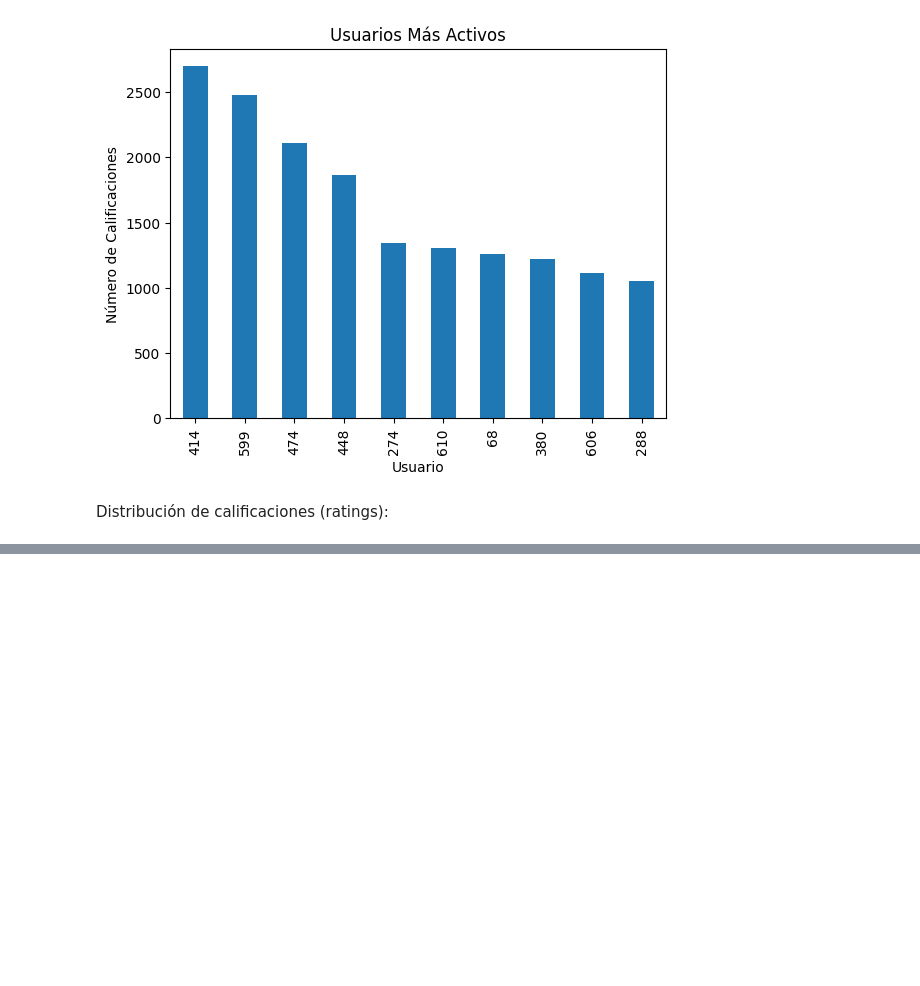
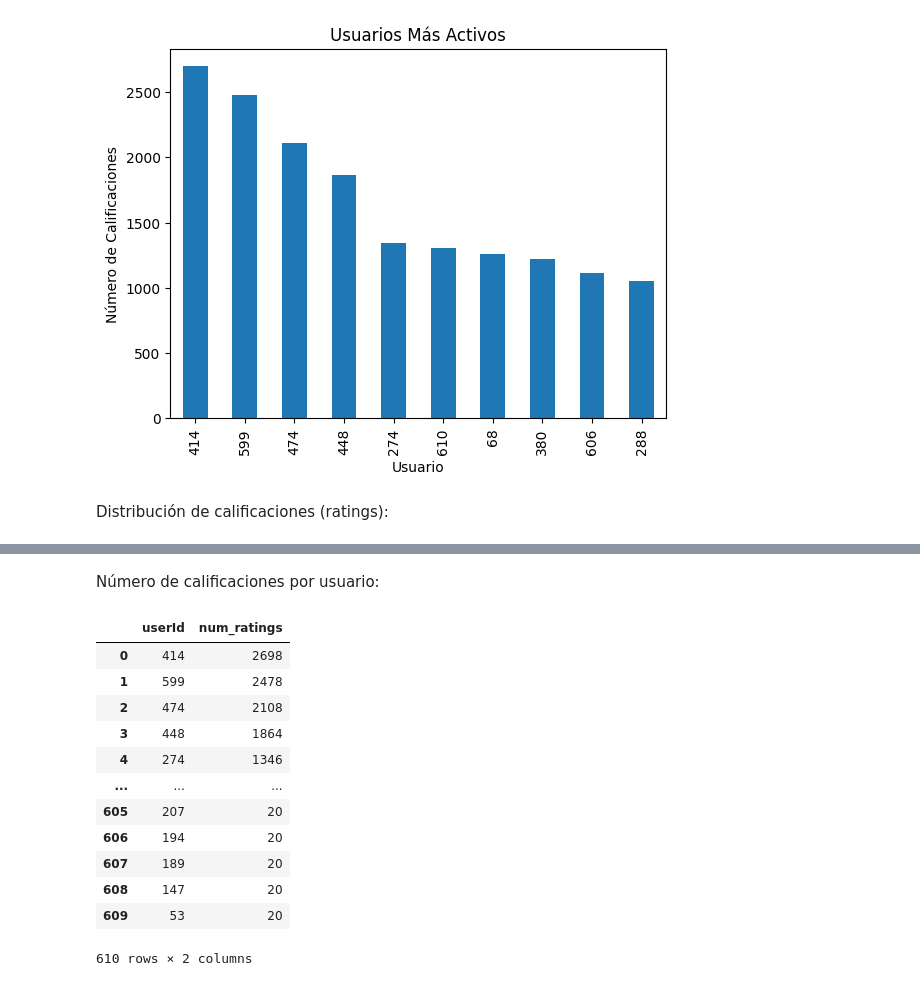
Before and after one commit to yackelineql/MarketingprojectG8, a Jupyter notebook: b_exploracion_limpieza.ipynb, the cells around one changed output, grey strips where cells are left out. Saved outputs shown, nothing was run; the diff lists cells and outputs as text; code cells hidden in the pictures; blank space fills up the shorter version.

```diff
--- a/b_exploracion_limpieza.ipynb
+++ b/b_exploracion_limpieza.ipynb
@@ -279,0 +348,30 @@ NameError: name 'pd' is not defined
+# %% [markdown]
+Número de calificaciones por usuario:
+# %%
+#Esto te permitirá ver qué usuarios han dado más calificaciones.
+pd.read_sql("""
+SELECT
+    userId,
+    COUNT(*) AS num_ratings
+FROM
+    ratings
+GROUP BY
+    userId
+ORDER BY
+    num_ratings DESC
+;
+""",con)
+# %% [output]
+|  | userId | num_ratings |
+| 0 | 414 | 2698 |
+| 1 | 599 | 2478 |
+| 2 | 474 | 2108 |
+| 3 | 448 | 1864 |
+| 4 | 274 | 1346 |
+| ... | ... | ... |
+| 605 | 207 | 20 |
+| 606 | 194 | 20 |
+| 607 | 189 | 20 |
+| 608 | 147 | 20 |
+| 609 | 53 | 20 |
+610 rows × 2 columns
```
Also changed, not shown: parts of 8 cells of this notebook, 1 other file.
